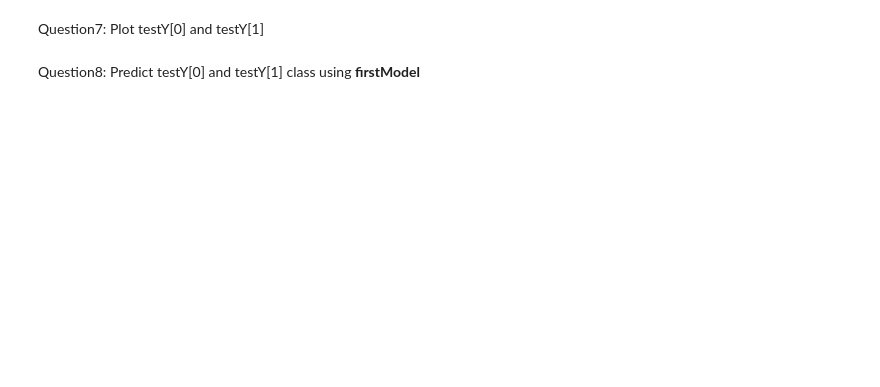
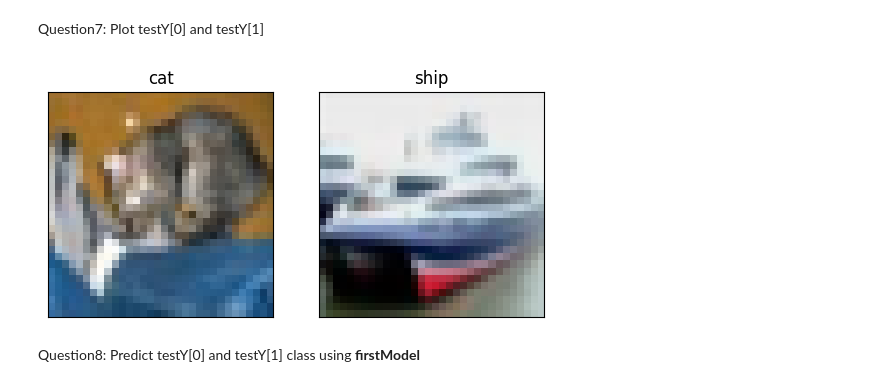
Before and after one commit to Hnmani/ML-DA-I, a Jupyter notebook: Assignments/homeWork1.ipynb, the cells around one changed output. Drawn from its saved outputs; the diff is of its cells as text; code cells hidden in the pictures; blank space fills up the shorter version.

```diff
--- a/Assignments/homeWork1.ipynb
+++ b/Assignments/homeWork1.ipynb
@@ -109,4 +189,13 @@ Epoch 5/5
 # %% [markdown]
 Question7: Plot testY[0] and testY[1]
+# %%
+(fig,axes) = plt.subplots(1,2)
+for i,ax in enumerate(axes.flatten()):
+  ax.imshow(testX[i])
+  ax.set_title(CLASS_NAMES[testY[i].argmax()])
+  ax.set_xticks([])
+  ax.set_yticks([])
+# %% [output]
+[figure, added]
 # %% [markdown]
 Question8: Predict testY[0] and testY[1] class using **firstModel**
```
Also changed, not shown: parts of 10 cells of this notebook.
